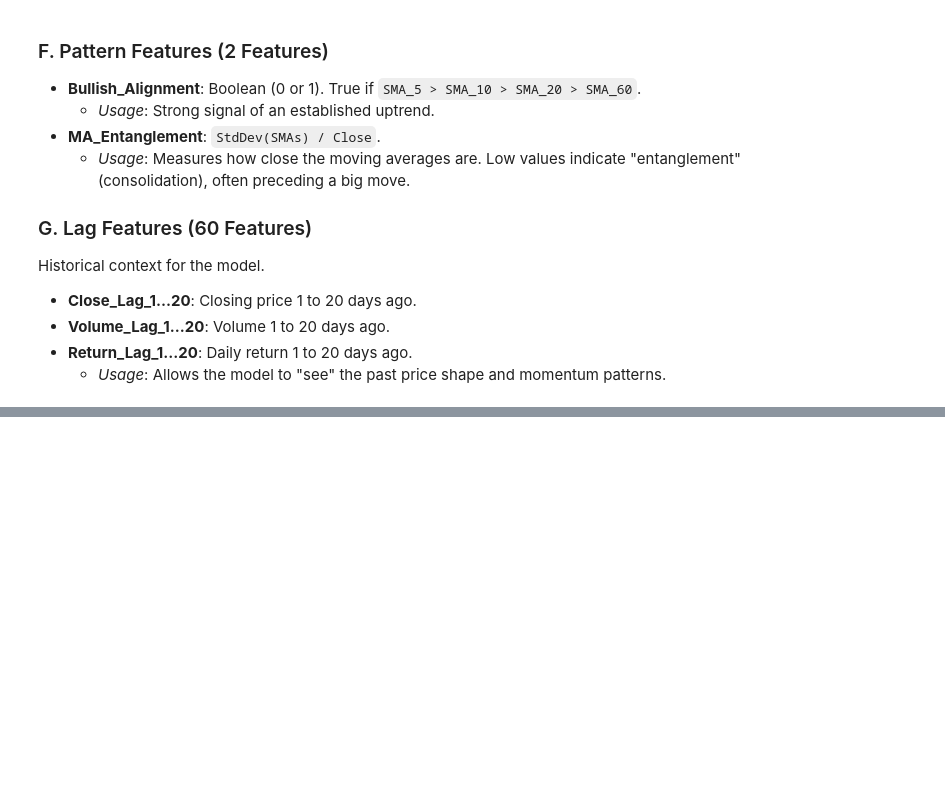
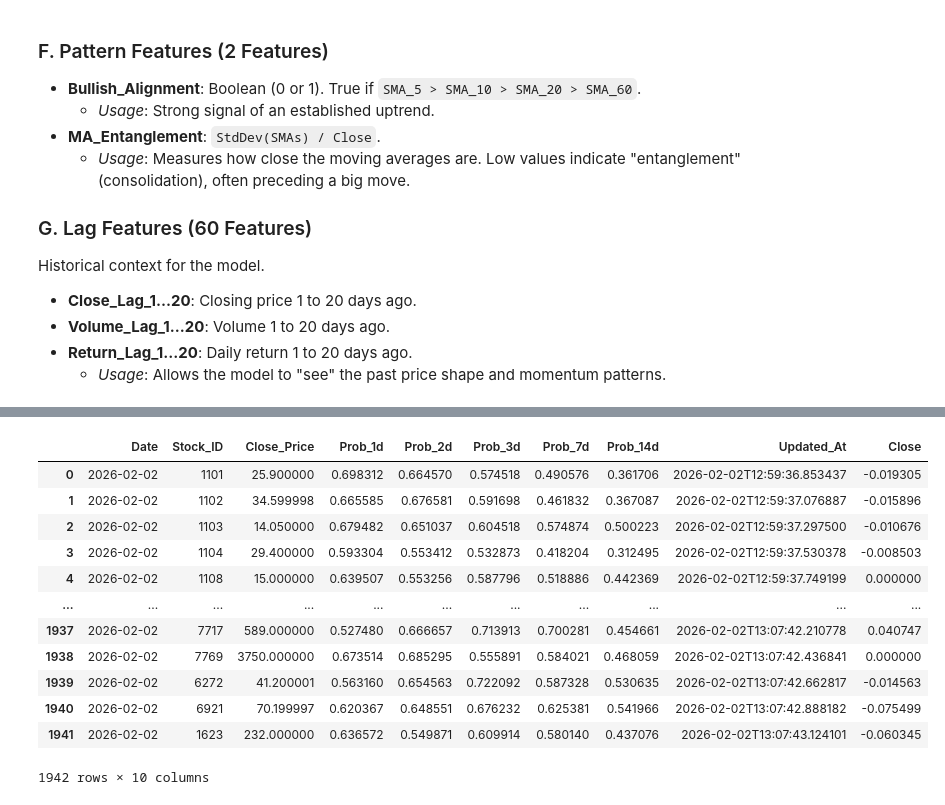
Before and after one commit to BChen2615/Stock-Market-Model, a Jupyter notebook: research/notebooks/Feature_Analytic.ipynb, the cells around one changed output, grey strips where cells are left out. Cells and saved outputs as stored; diff of their text form; code cells hidden in the pictures; blank space fills up the shorter version.

```diff
--- a/research/notebooks/Feature_Analytic.ipynb
+++ b/research/notebooks/Feature_Analytic.ipynb
@@ -240,0 +222,5 @@ import finlab as fl
+# %%
+import sqlite3 as sql
+conn = sql.connect("../../data/twstock.db")
+q = ("SELECT Stock_ID, Date, Close FROM tw_stock_prices")
+df = pd.read_sql(q, conn)
@@ -240,0 +271,17 @@ import finlab as fl
+# %%
+pre_df = pre_df.merge(df, on='Stock_ID')
+pre_df
+# %% [output]
+|  | Date | Stock_ID | Close_Price | Prob_1d | Prob_2d | Prob_3d | Prob_7d | Prob_14d | Updated_At | Close |
+| 0 | 2026-02-02 | 1101 | 25.900000 | 0.698312 | 0.664570 | 0.574518 | 0.490576 | 0.361706 | 2026-02-02T12:59:36.853437 | -0.019305 |
+| 1 | 2026-02-02 | 1102 | 34.599998 | 0.665585 | 0.676581 | 0.591698 | 0.461832 | 0.367087 | 2026-02-02T12:59:37.076887 | -0.015896 |
+| 2 | 2026-02-02 | 1103 | 14.050000 | 0.679482 | 0.651037 | 0.604518 | 0.574874 | 0.500223 | 2026-02-02T12:59:37.297500 | -0.010676 |
+| 3 | 2026-02-02 | 1104 | 29.400000 | 0.593304 | 0.553412 | 0.532873 | 0.418204 | 0.312495 | 2026-02-02T12:59:37.530378 | -0.008503 |
+| 4 | 2026-02-02 | 1108 | 15.000000 | 0.639507 | 0.553256 | 0.587796 | 0.518886 | 0.442369 | 2026-02-02T12:59:37.749199 | 0.000000 |
+| ... | ... | ... | ... | ... | ... | ... | ... | ... | ... | ... |
+| 1937 | 2026-02-02 | 7717 | 589.000000 | 0.527480 | 0.666657 | 0.713913 | 0.700281 | 0.454661 | 2026-02-02T13:07:42.210778 | 0.040747 |
+| 1938 | 2026-02-02 | 7769 | 3750.000000 | 0.673514 | 0.685295 | 0.555891 | 0.584021 | 0.468059 | 2026-02-02T13:07:42.436841 | 0.000000 |
+| 1939 | 2026-02-02 | 6272 | 41.200001 | 0.563160 | 0.654563 | 0.722092 | 0.587328 | 0.530635 | 2026-02-02T13:07:42.662817 | -0.014563 |
+| 1940 | 2026-02-02 | 6921 | 70.199997 | 0.620367 | 0.648551 | 0.676232 | 0.625381 | 0.541966 | 2026-02-02T13:07:42.888182 | -0.075499 |
+| 1941 | 2026-02-02 | 1623 | 232.000000 | 0.636572 | 0.549871 | 0.609914 | 0.580140 | 0.437076 | 2026-02-02T13:07:43.124101 | -0.060345 |
+1942 rows × 10 columns
```
Also changed, not shown: parts of 7 cells of this notebook, 15 other files.
